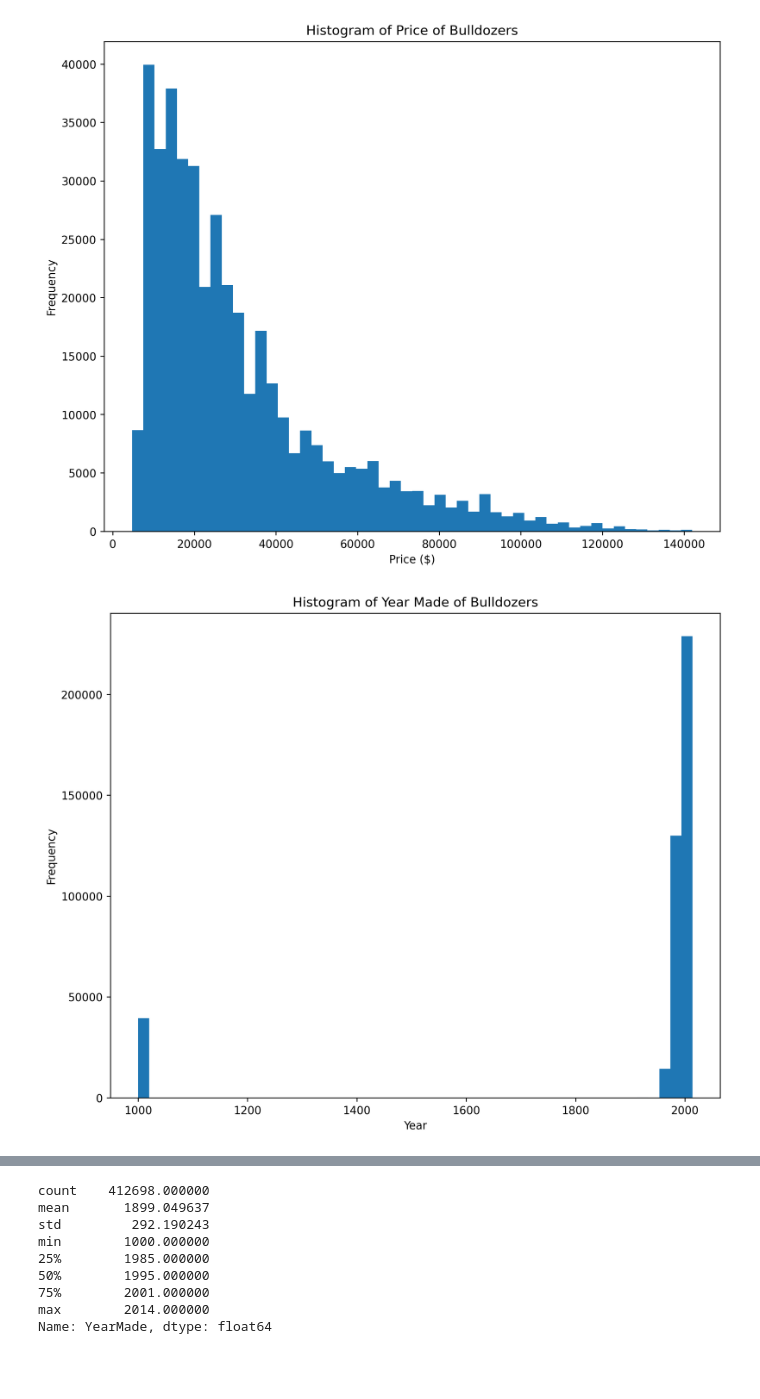
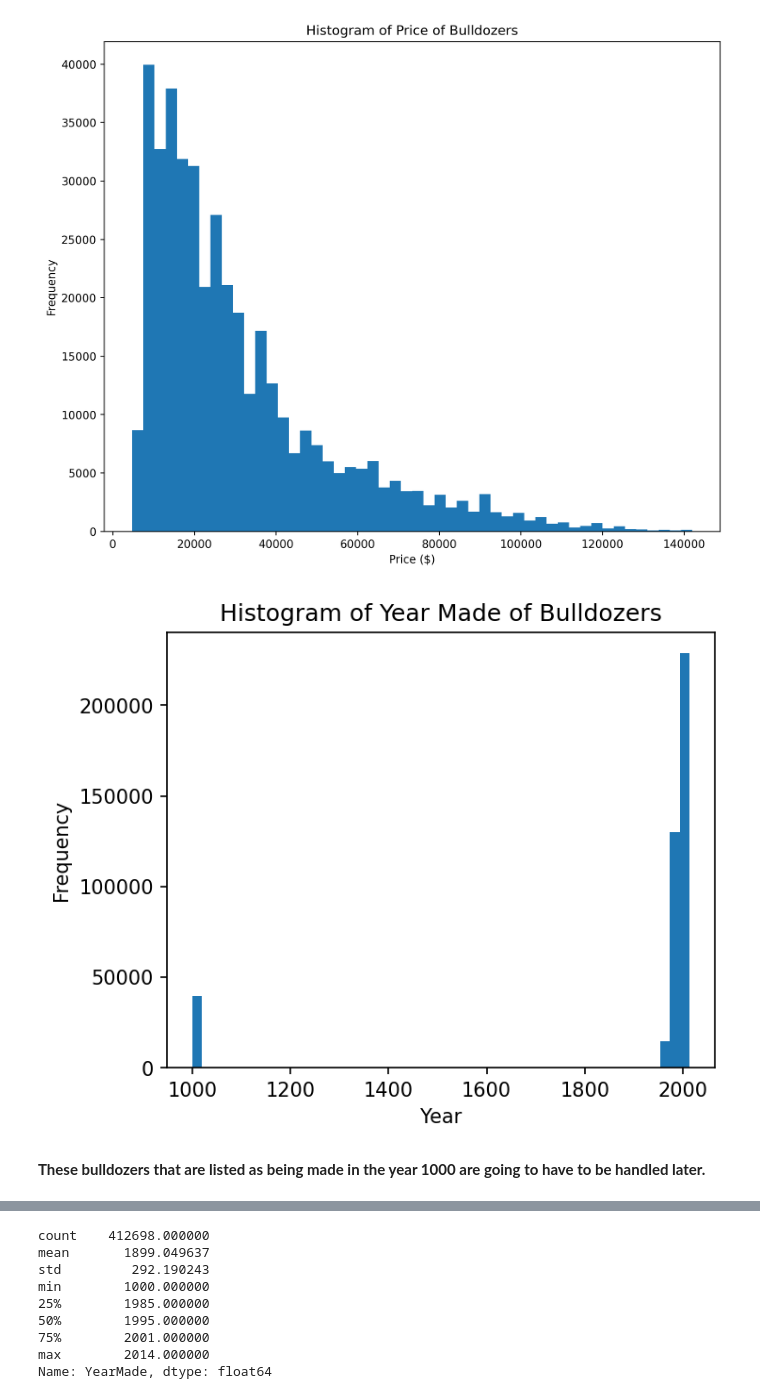
Before and after one commit to ChestahCheetos/BulldozerProject, a Jupyter notebook: Untitled.ipynb, the cells around one changed output, grey strips where cells are left out. Saved outputs shown, nothing was run; the diff lists cells and outputs as text; code cells hidden in the pictures; blank space fills up the shorter version.

```diff
--- a/Untitled.ipynb
+++ b/Untitled.ipynb
@@ -124,10 +124,12 @@ plt.show();
 # %% [output]
 [figure]
 # %%
-plt.figure(figsize = (10, 8), dpi = 250)
+plt.figure(figsize = (5, 4), dpi = 150)
 df.YearMade.plot.hist(bins = 50)
 plt.title('Histogram of Year Made of Bulldozers')
 plt.xlabel('Year')
 plt.show();
 # %% [output]
-[figure, old version]
+[figure, new version]
+# %% [markdown]
+**These bulldozers that are listed as being made in the year 1000 are going to have to be handled later.**
```
Also changed, not shown: parts of 23 cells of this notebook, 1 other file.
